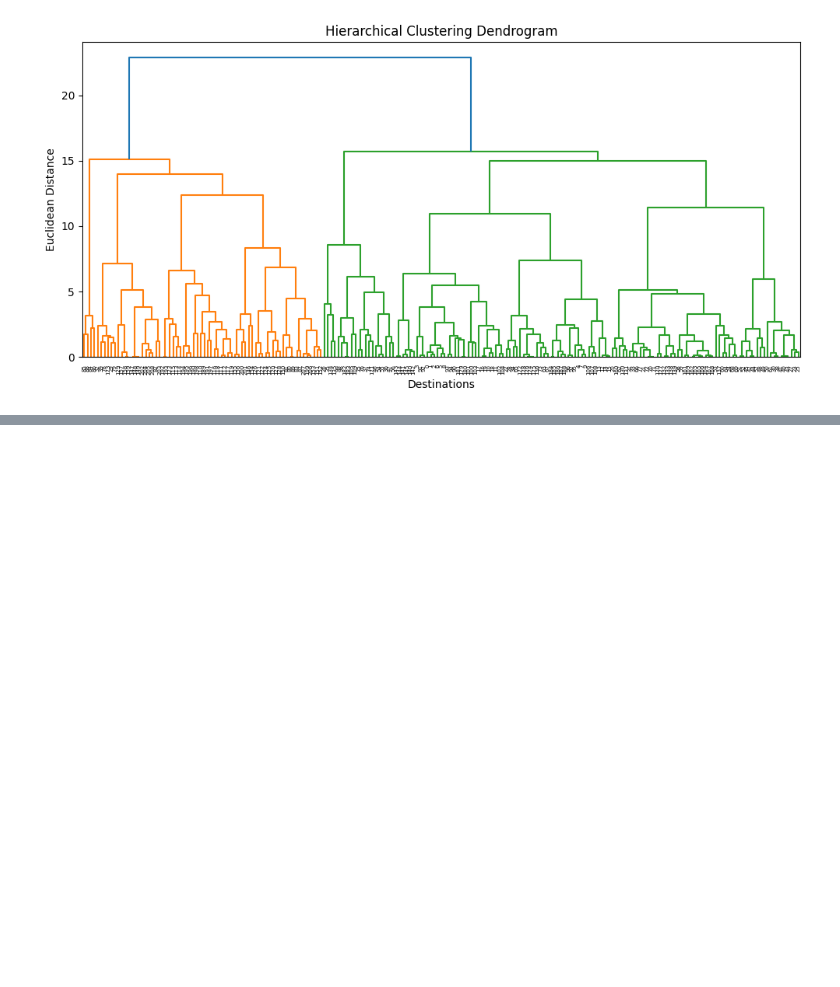
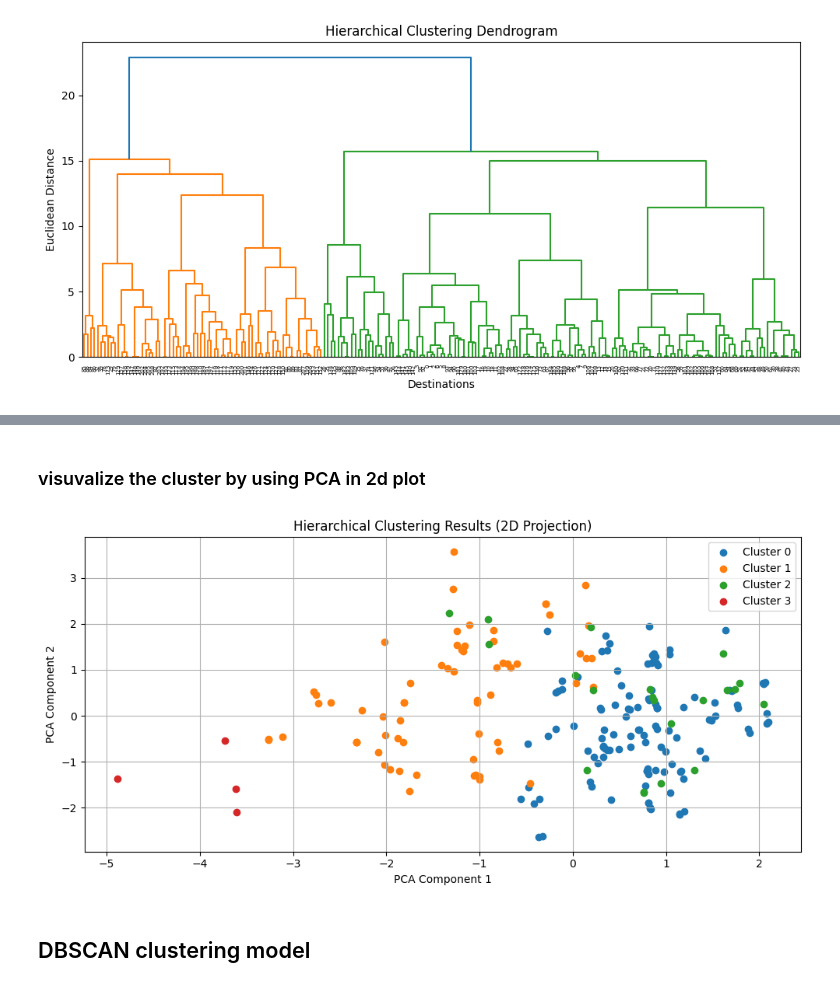
Before and after one commit to narender5162/DSPROJECT, a Jupyter notebook: DSPROJECT.ipynb, the cells around one changed output, grey strips where cells are left out. Saved outputs shown, nothing was run; the diff lists cells and outputs as text; code cells hidden in the pictures; blank space fills up the shorter version.

```diff
--- a/DSPROJECT.ipynb
+++ b/DSPROJECT.ipynb
@@ -646,3 +647,16 @@ plt.tight_layout()
 plt.show()
 # %% [output]
 [figure]
+# %%
+from sklearn.cluster import AgglomerativeClustering
+
+# Define the number of clusters  from dendrogram
+num_clusters = 4
+
+#  Agglomerative Clustering
+hierarchical_model = AgglomerativeClustering(n_clusters=num_clusters, metric='euclidean', linkage='ward')
+data['Hierarchical Cluster Labels'] = hierarchical_model.fit_predict(data_scaled)
+
+# Display cluster assignments
+print("\nHierarchical Cluster Assignments:")
+print(data[['Destination', 'Hierarchical Cluster Labels']].head())
@@ -648,0 +671,20 @@ plt.show()
+# %% [markdown]
+### visuvalize the cluster by using PCA in 2d plot
+# %%
+# Use the PCA-reduced data from K-Means visualization
+plt.figure(figsize=(10, 5))
+for cluster in range(num_clusters):
+    cluster_points = reduced_data[data['Hierarchical Cluster Labels'] == cluster]
+    plt.scatter(cluster_points[:, 0], cluster_points[:, 1], label=f'Cluster {cluster}')
+
+plt.title('Hierarchical Clustering Results (2D Projection)')
+plt.xlabel('PCA Component 1')
+plt.ylabel('PCA Component 2')
+plt.legend()
+plt.grid()
+plt.tight_layout()
+plt.show()
+# %% [output]
+[figure, added]
+# %% [markdown]
+## DBSCAN clustering model
```
Also changed, not shown: parts of 5 cells of this notebook.
